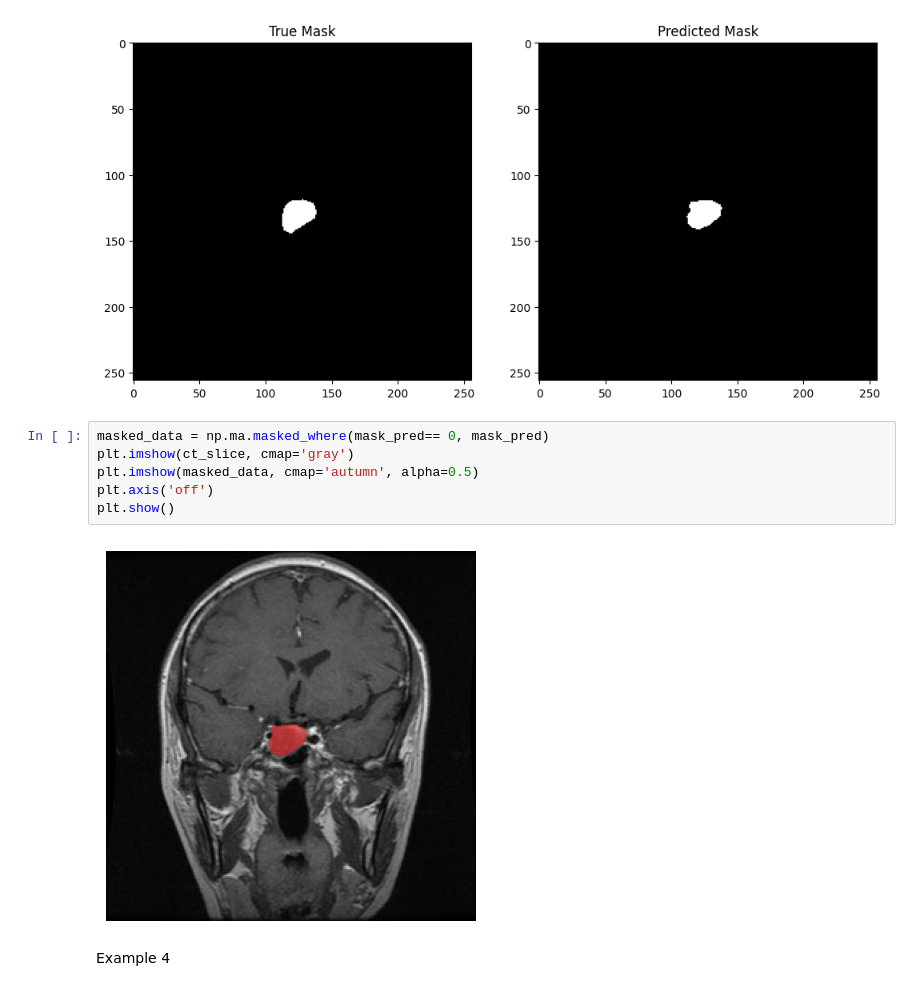
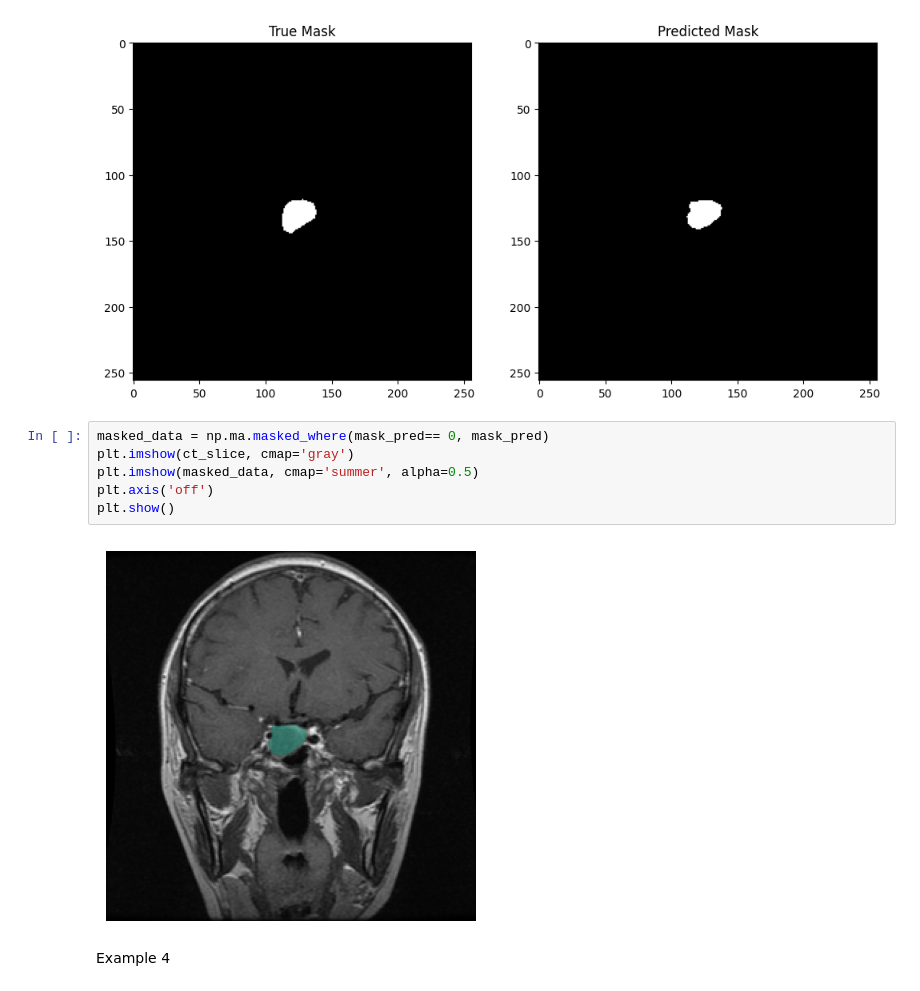
Before and after one commit to patrikpusztai10/BrainTumorSegmentation, a Jupyter notebook: TumorSegmentationWithMedicAI.ipynb, the cells around one changed output. Cells and saved outputs as stored; diff of their text form.

```diff
--- a/TumorSegmentationWithMedicAI.ipynb
+++ b/TumorSegmentationWithMedicAI.ipynb
@@ -151,11 +151,11 @@ plt.imshow(mask_pred, cmap='gray')
 # %%
 masked_data = np.ma.masked_where(mask_pred== 0, mask_pred)
 plt.imshow(ct_slice, cmap='gray')
-plt.imshow(masked_data, cmap='autumn', alpha=0.5)
+plt.imshow(masked_data, cmap='summer', alpha=0.5)
 plt.axis('off')
 plt.show()
 # %% [output]
-[figure, old version]
+[figure, new version]
 # %% [markdown]
 Example 4
 # %%
```
Also changed, not shown: 1 other file.
